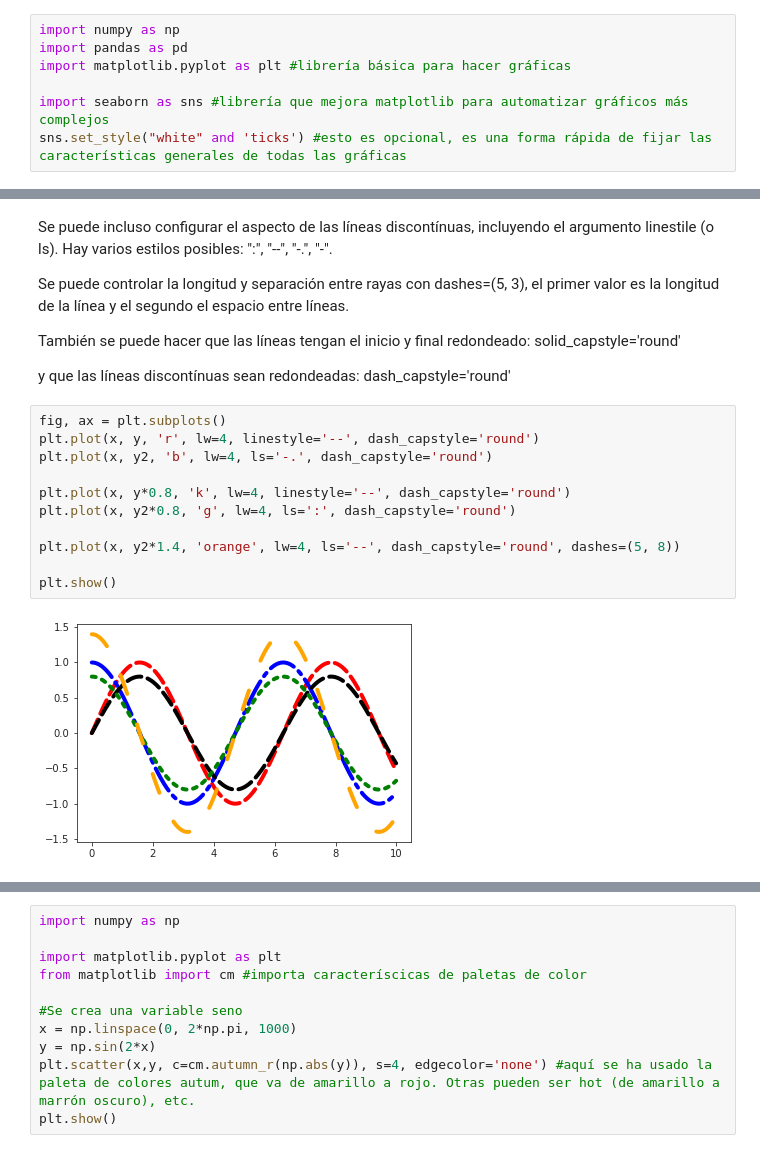
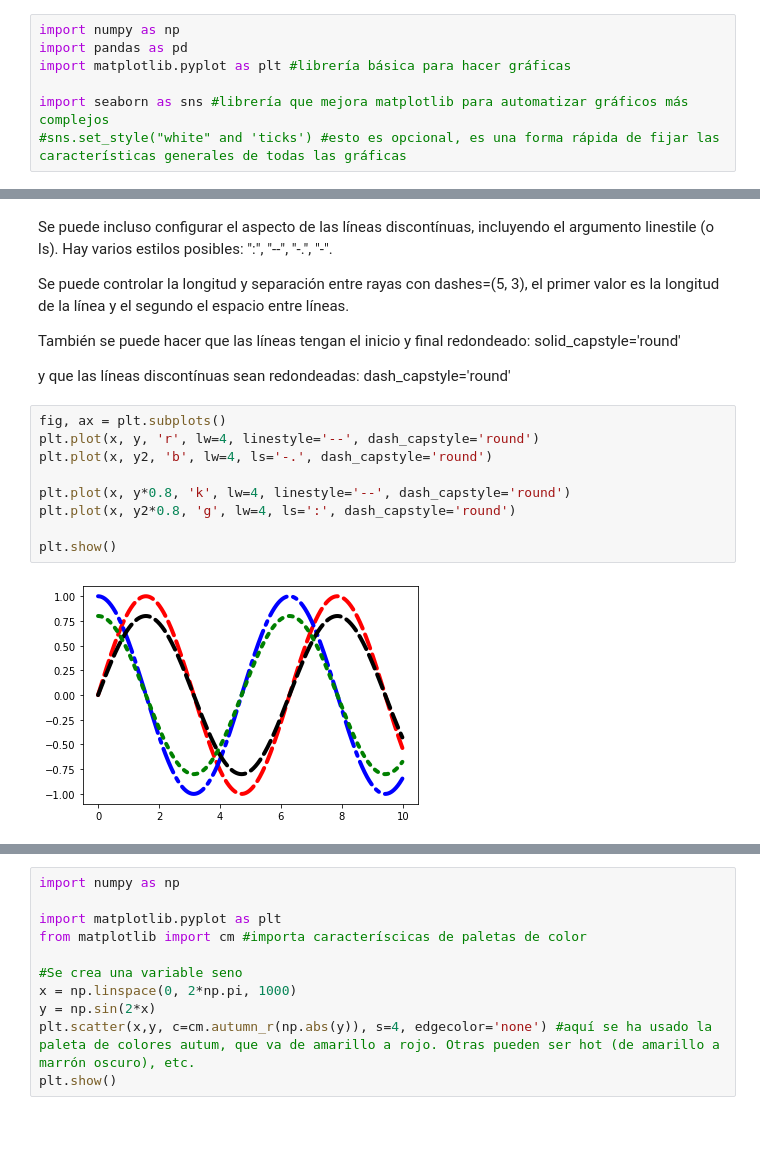
Before and after one commit to joselvira/BiomecanicaPython, a Jupyter notebook: Notebooks/Como_configurar_graficas.ipynb, the cells around one changed output, grey strips where cells are left out. Saved outputs shown, nothing was run; the diff lists cells and outputs as text; blank space fills up the shorter version.

```diff
--- a/Notebooks/Como_configurar_graficas.ipynb
+++ b/Notebooks/Como_configurar_graficas.ipynb
@@ -16,7 +16,7 @@ import pandas as pd
 import matplotlib.pyplot as plt #librería básica para hacer gráficas
 
 import seaborn as sns #librería que mejora matplotlib para automatizar gráficos más complejos
-sns.set_style("white" and 'ticks') #esto es opcional, es una forma rápida de fijar las características generales de todas las gráficas
+#sns.set_style("white" and 'ticks') #esto es opcional, es una forma rápida de fijar las características generales de todas las gráficas
 # %% [markdown]
 Como ejemplo, se crean unos datos sencillos basados en una onda sinusoidal y se presentan directamente, de momento sin preocuparnos por su aspecto.
 Una vez tenemos los datos, la forma más rápida y directa de crear una gráfica se consigue con dos líneas.
@@ -114,13 +114,11 @@ y que las líneas discontínuas sean redondeadas: dash_capstyle='round'
 # %%
 fig, ax = plt.subplots()
 plt.plot(x, y, 'r', lw=4, linestyle='--', dash_capstyle='round')
 plt.plot(x, y2, 'b', lw=4, ls='-.', dash_capstyle='round')
 
 plt.plot(x, y*0.8, 'k', lw=4, linestyle='--', dash_capstyle='round')
 plt.plot(x, y2*0.8, 'g', lw=4, ls=':', dash_capstyle='round')
 
-plt.plot(x, y2*1.4, 'orange', lw=4, ls='--', dash_capstyle='round', dashes=(5, 8))
-
 plt.show()
 # %% [output]
-[figure, old version]
+[figure, new version]
```
Also changed, not shown: parts of 4 cells of this notebook.
